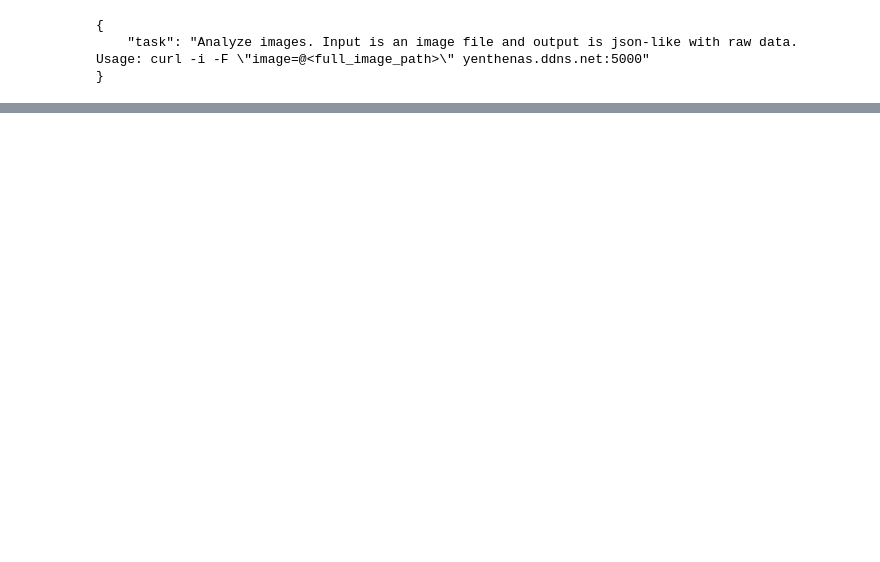
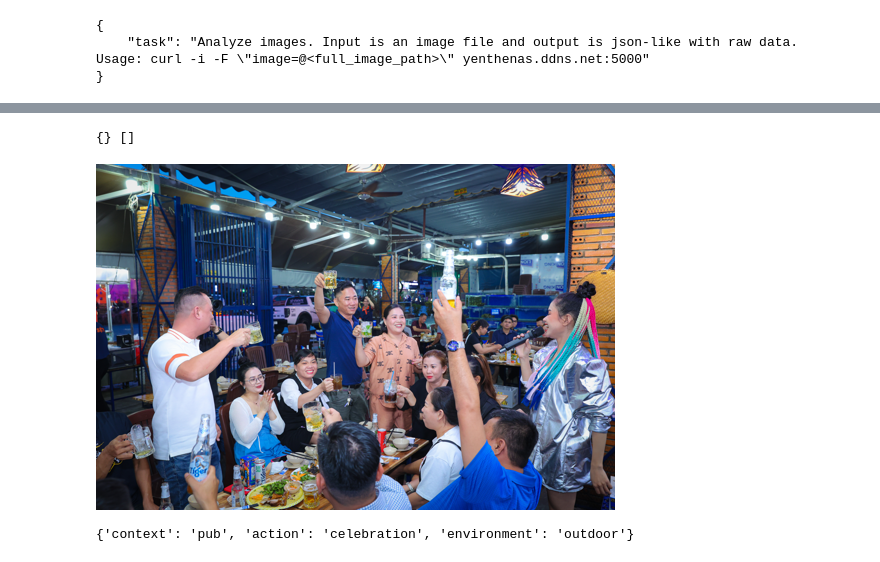
Before and after one commit to FelinTran/AngelHack_Group42_IntelligentImageAnalysis_Heineken, a Jupyter notebook: test_api.ipynb, the cells around one changed output, grey strips where cells are left out. Cells and saved outputs as stored; diff of their text form; code cells hidden in the pictures; blank space fills up the shorter version.

```diff
--- a/test_api.ipynb
+++ b/test_api.ipynb
@@ -73,0 +225,36 @@ with open('data.json', 'w') as f:
+# %%
+key = 'posm'
+results = key_element[key]
+im = image.copy()
+draw = ImageDraw.Draw(im)
+keeps = reduce_overlap(results)
+print(results, keeps)
+for obj in keeps:
+    loc = list(results[obj]['loc'].values())
+    brand = results[obj]['brand']
+    label = results[obj]['label']
+
+    draw.rectangle(loc, width=15, outline=(255, 0, 0))
+    draw.text(
+        loc[:2],
+        f"{label}\n{brand}",
+        font=font,
+        fill=(1, 1, 1),
+        stroke_fill=(255, 255, 255),
+        stroke_width=5
+    )
+    # print(label)
+    # break
+
+resize_ratio = .1
+
+im.resize((int(im.size[0]*resize_ratio),int(im.size[1]*resize_ratio)))
+# %% [output]
+{} []
+[figure, added]
+# %%
+key = 'context'
+results = key_element[key]
+print(results)
+# %% [output]
+{'context': 'pub', 'action': 'celebration', 'environment': 'outdoor'}
```
Also changed, not shown: parts of 11 cells of this notebook, 3 other files.
